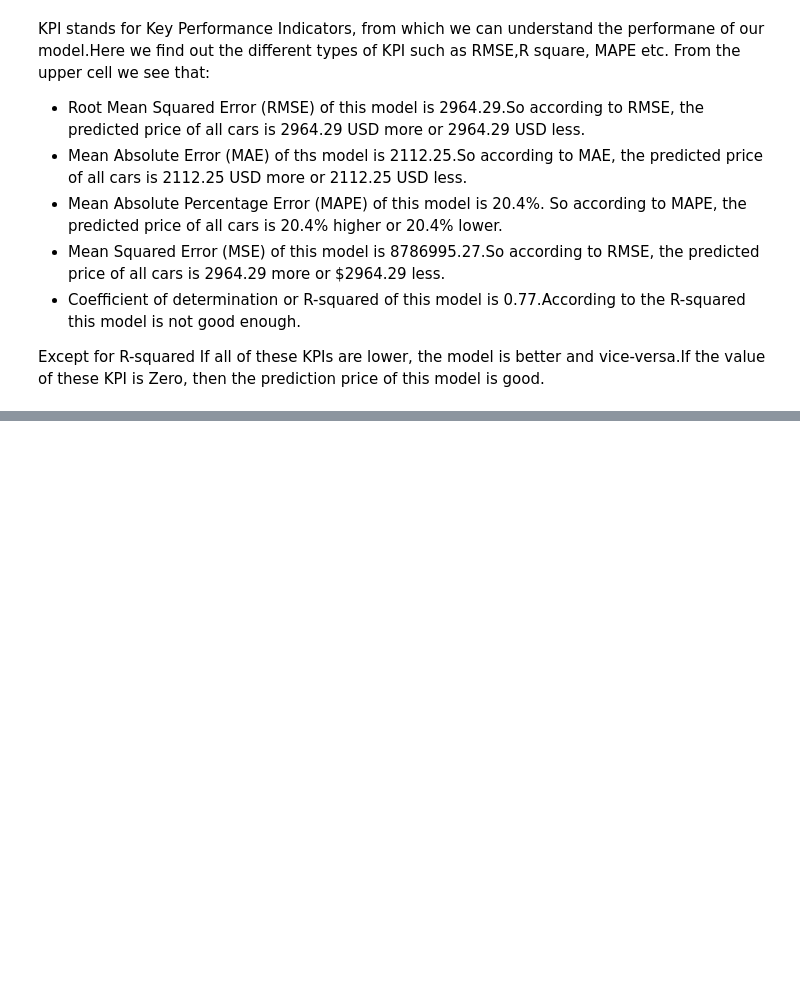
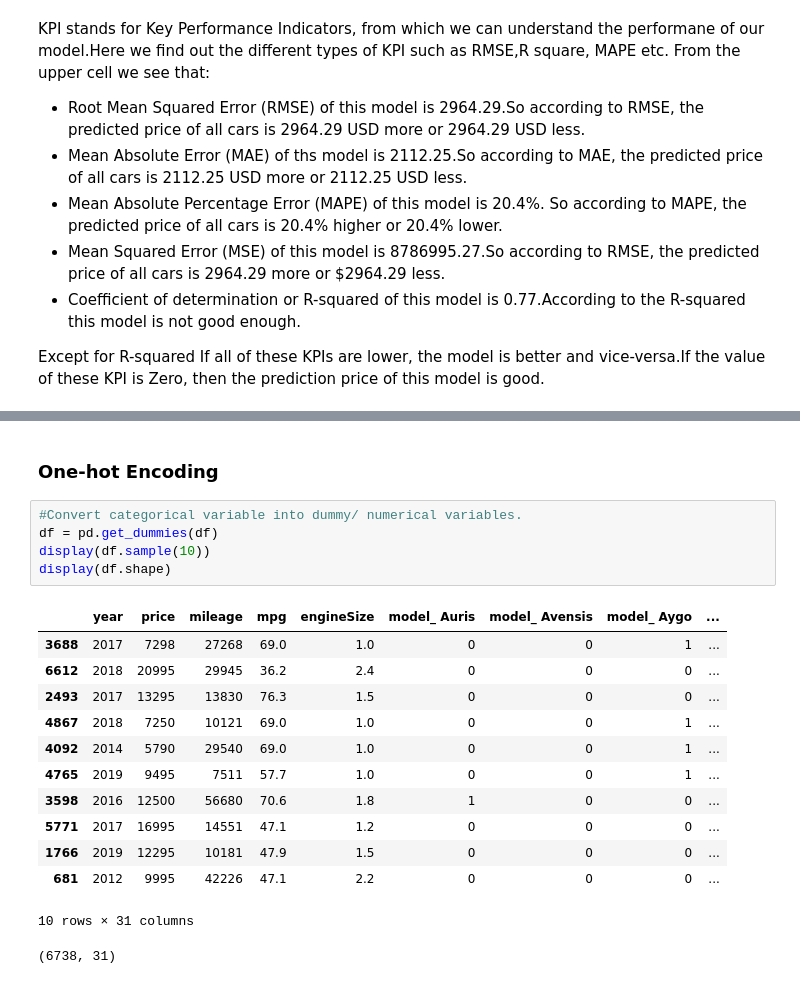
Before and after one commit to Sourish8/toyota_used_car_analysis-, a Jupyter notebook: toyota_used_car_EDA.ipynb, the cells around one changed output, grey strips where cells are left out. Cells and saved outputs as stored; diff of their text form; blank space fills up the shorter version.

```diff
--- a/toyota_used_car_EDA.ipynb
+++ b/toyota_used_car_EDA.ipynb
@@ -775,0 +1016,21 @@ Except for R-squared If all of these KPIs are lower, the model is better and vic
+# %% [markdown]
+<h4 style="font-family:Times New Roman; font-size:18px;">One-hot Encoding </h4>
+# %%
+#Convert categorical variable into dummy/ numerical variables.
+df = pd.get_dummies(df)
+display(df.sample(10))
+display(df.shape)
+# %% [output]
+|  | year | price | mileage | mpg | engineSize | model_ Auris | model_ Avensis | model_ Aygo | ... |
+| 3688 | 2017 | 7298 | 27268 | 69.0 | 1.0 | 0 | 0 | 1 | ... |
+| 6612 | 2018 | 20995 | 29945 | 36.2 | 2.4 | 0 | 0 | 0 | ... |
+| 2493 | 2017 | 13295 | 13830 | 76.3 | 1.5 | 0 | 0 | 0 | ... |
+| 4867 | 2018 | 7250 | 10121 | 69.0 | 1.0 | 0 | 0 | 1 | ... |
+| 4092 | 2014 | 5790 | 29540 | 69.0 | 1.0 | 0 | 0 | 1 | ... |
+| 4765 | 2019 | 9495 | 7511 | 57.7 | 1.0 | 0 | 0 | 1 | ... |
+| 3598 | 2016 | 12500 | 56680 | 70.6 | 1.8 | 1 | 0 | 0 | ... |
+| 5771 | 2017 | 16995 | 14551 | 47.1 | 1.2 | 0 | 0 | 0 | ... |
+| 1766 | 2019 | 12295 | 10181 | 47.9 | 1.5 | 0 | 0 | 0 | ... |
+| 681 | 2012 | 9995 | 42226 | 47.1 | 2.2 | 0 | 0 | 0 | ... |
+10 rows × 31 columns
+(6738, 31)
```
Also changed, not shown: parts of 53 cells of this notebook.
